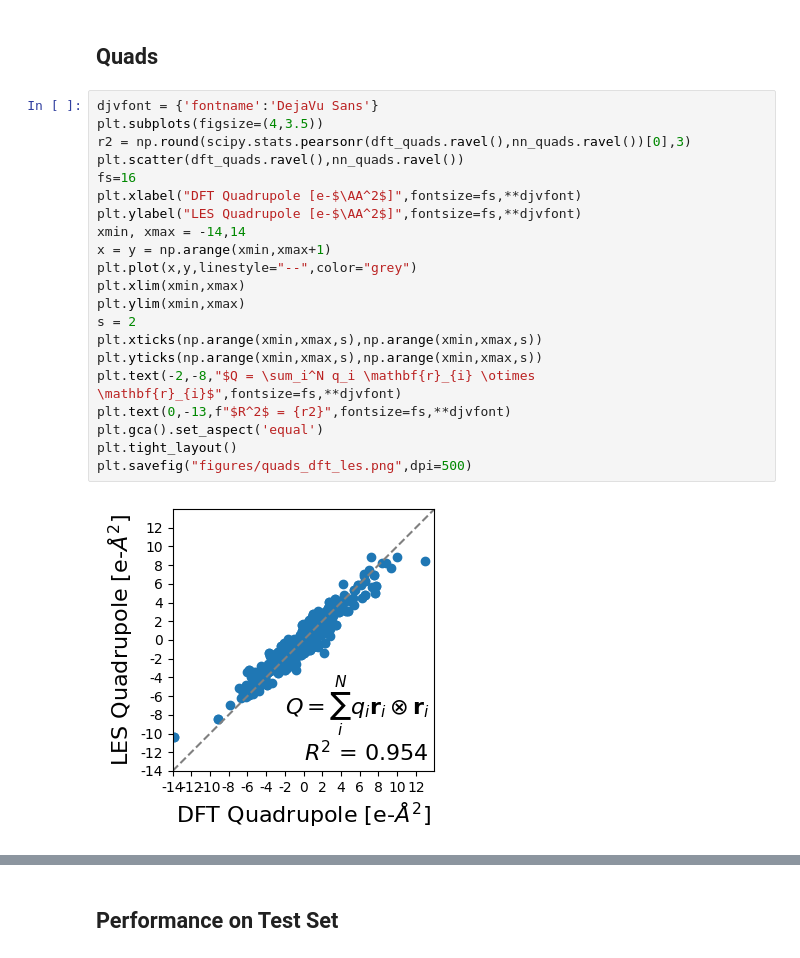
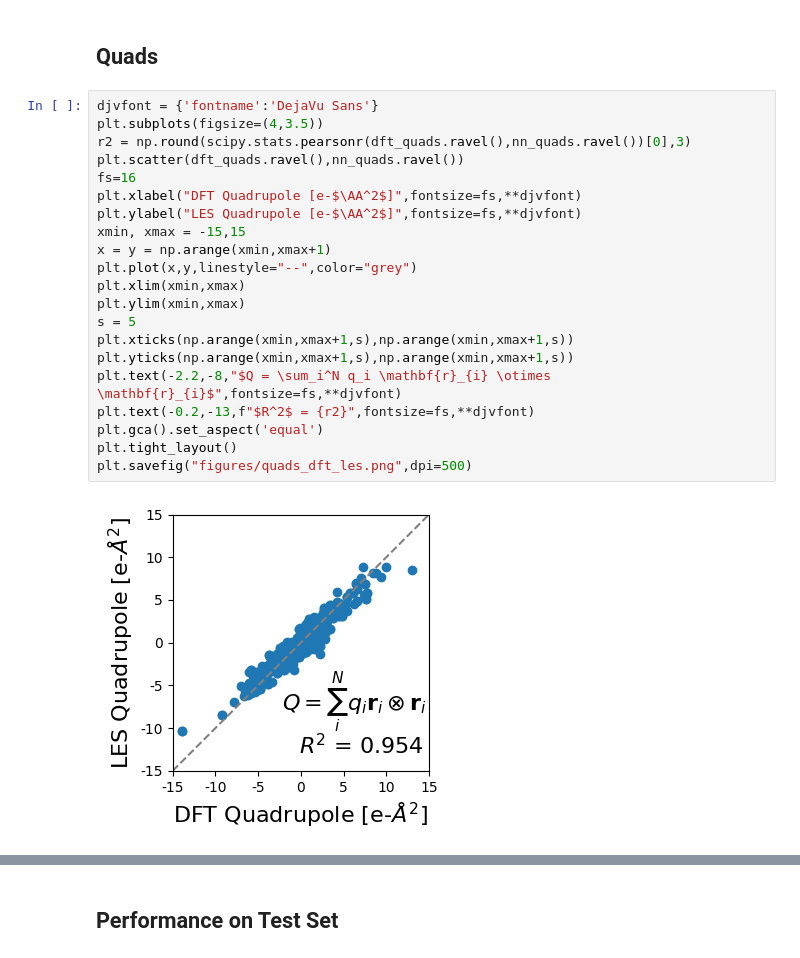
Before and after one commit to BingqingCheng/cace-lr-fit, a Jupyter notebook: fit-dipeptides/figures.ipynb, the cells around one changed output, grey strips where cells are left out. Saved outputs shown, nothing was run; the diff lists cells and outputs as text.

Commit message:
updated figures

```diff
--- a/fit-dipeptides/figures.ipynb
+++ b/fit-dipeptides/figures.ipynb
@@ -266,26 +266,26 @@ plt.savefig("figures/dipoles_dft_mbi.png",dpi=500)
 # %%
 djvfont = {'fontname':'DejaVu Sans'}
 plt.subplots(figsize=(4,3.5))
 r2 = np.round(scipy.stats.pearsonr(dft_quads.ravel(),nn_quads.ravel())[0],3)
 plt.scatter(dft_quads.ravel(),nn_quads.ravel())
 fs=16
 plt.xlabel("DFT Quadrupole [e-$\AA^2$]",fontsize=fs,**djvfont)
 plt.ylabel("LES Quadrupole [e-$\AA^2$]",fontsize=fs,**djvfont)
-xmin, xmax = -14,14
+xmin, xmax = -15,15
 x = y = np.arange(xmin,xmax+1)
 plt.plot(x,y,linestyle="--",color="grey")
 plt.xlim(xmin,xmax)
 plt.ylim(xmin,xmax)
-s = 2
-plt.xticks(np.arange(xmin,xmax,s),np.arange(xmin,xmax,s))
-plt.yticks(np.arange(xmin,xmax,s),np.arange(xmin,xmax,s))
-plt.text(-2,-8,"$Q = \sum_i^N q_i \mathbf{r}_{i} \otimes \mathbf{r}_{i}$",fontsize=fs,**djvfont)
-plt.text(0,-13,f"$R^2$ = {r2}",fontsize=fs,**djvfont)
+s = 5
+plt.xticks(np.arange(xmin,xmax+1,s),np.arange(xmin,xmax+1,s))
+plt.yticks(np.arange(xmin,xmax+1,s),np.arange(xmin,xmax+1,s))
+plt.text(-2.2,-8,"$Q = \sum_i^N q_i \mathbf{r}_{i} \otimes \mathbf{r}_{i}$",fontsize=fs,**djvfont)
+plt.text(-0.2,-13,f"$R^2$ = {r2}",fontsize=fs,**djvfont)
 plt.gca().set_aspect('equal')
 plt.tight_layout()
 plt.savefig("figures/quads_dft_les.png",dpi=500)
 # %% [output]
-[figure, old version]
+[figure, new version]
 # %%
 djvfont = {'fontname':'DejaVu Sans'}
 plt.subplots(figsize=(4,3.5))
```
Also changed, not shown: parts of 1 cell of this notebook.
